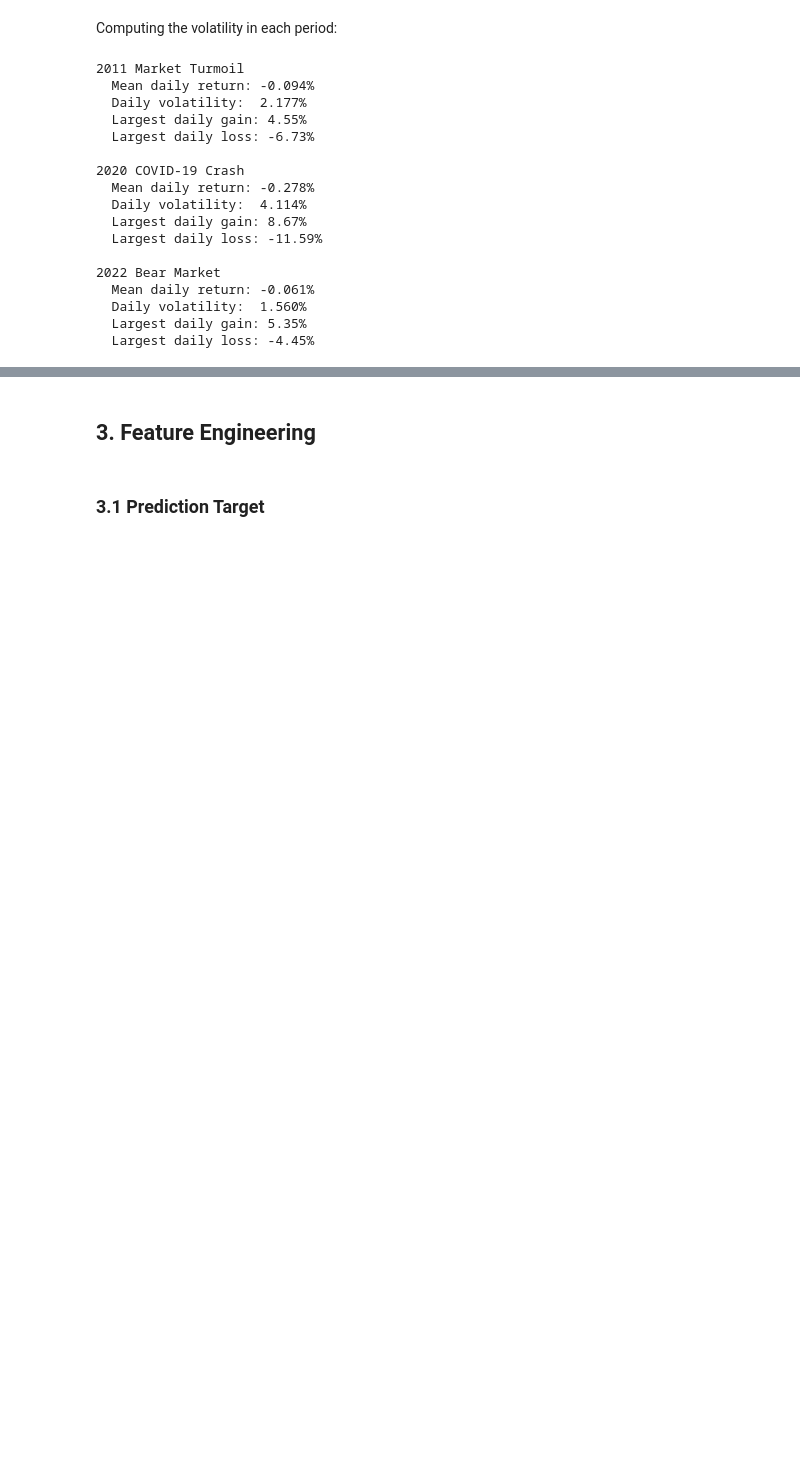
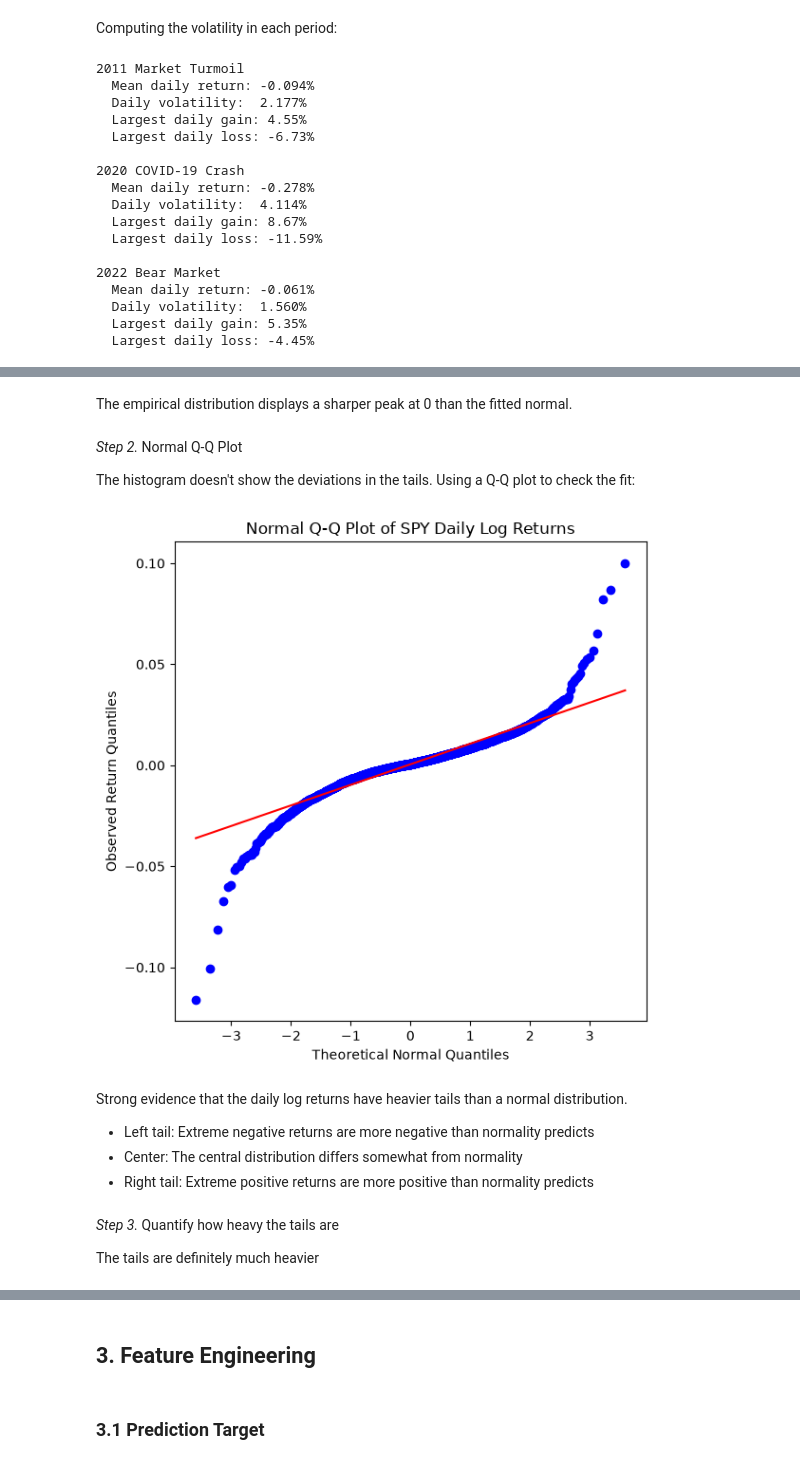
Before and after one commit to minjee-kim/financial-forecasting, a Jupyter notebook: analysis.ipynb, the cells around one changed output, grey strips where cells are left out. Drawn from its saved outputs; the diff is of its cells as text; code cells hidden in the pictures; blank space fills up the shorter version.

```diff
--- a/analysis.ipynb
+++ b/analysis.ipynb
@@ -324,0 +381,30 @@ for name, (start, end) in periods.items():
+# %% [markdown]
+The empirical distribution displays a sharper peak at 0 than the fitted normal.
+# %% [markdown]
+*Step 2.* Normal Q-Q Plot
+
+The histogram doesn't show the deviations in the tails. Using a Q-Q plot to check the fit:
+# %%
+from scipy import stats
+
+fig, ax = plt.subplots(figsize=(6, 6))
+
+stats.probplot(returns, dist="norm", plot=ax)
+
+ax.set_title("Normal Q-Q Plot of SPY Daily Log Returns")
+ax.set_xlabel("Theoretical Normal Quantiles")
+ax.set_ylabel("Observed Return Quantiles")
+
+plt.tight_layout()
+plt.show()
+# %% [output]
+[figure, added]
+# %% [markdown]
+Strong evidence that the daily log returns have heavier tails than a normal distribution.
+- Left tail: Extreme negative returns are more negative than normality predicts
+- Center: The central distribution differs somewhat from normality
+- Right tail: Extreme positive returns are more positive than normality predicts
+# %% [markdown]
+*Step 3.* Quantify how heavy the tails are
+
+The tails are definitely much heavier
```
Also changed, not shown: parts of 12 cells of this notebook.
